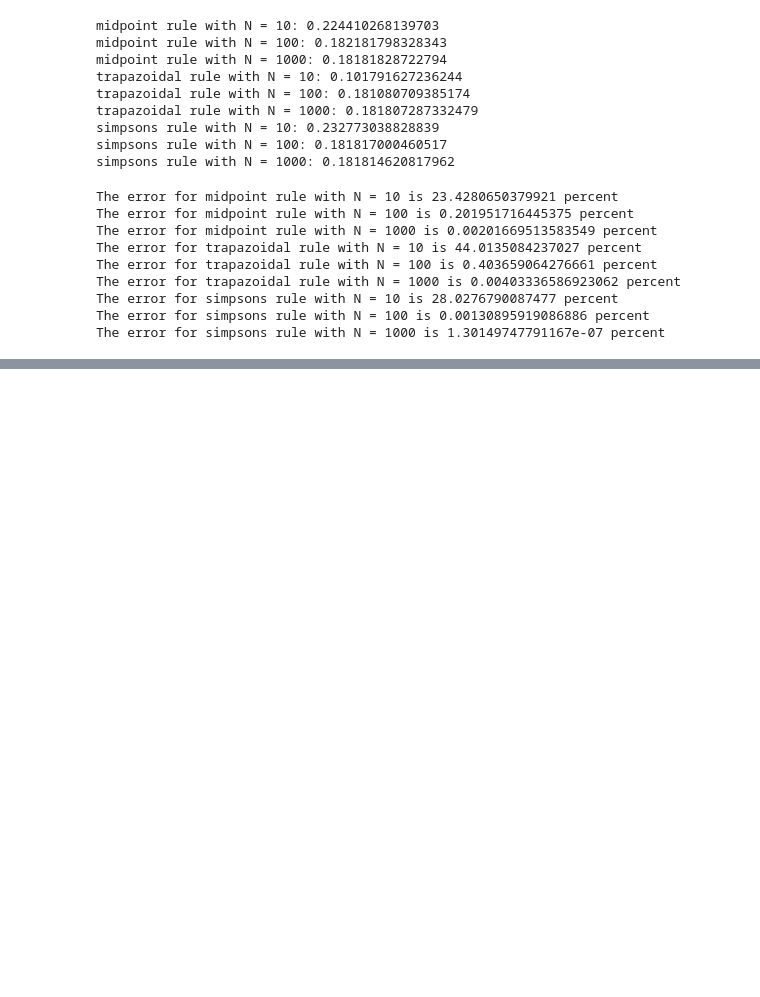
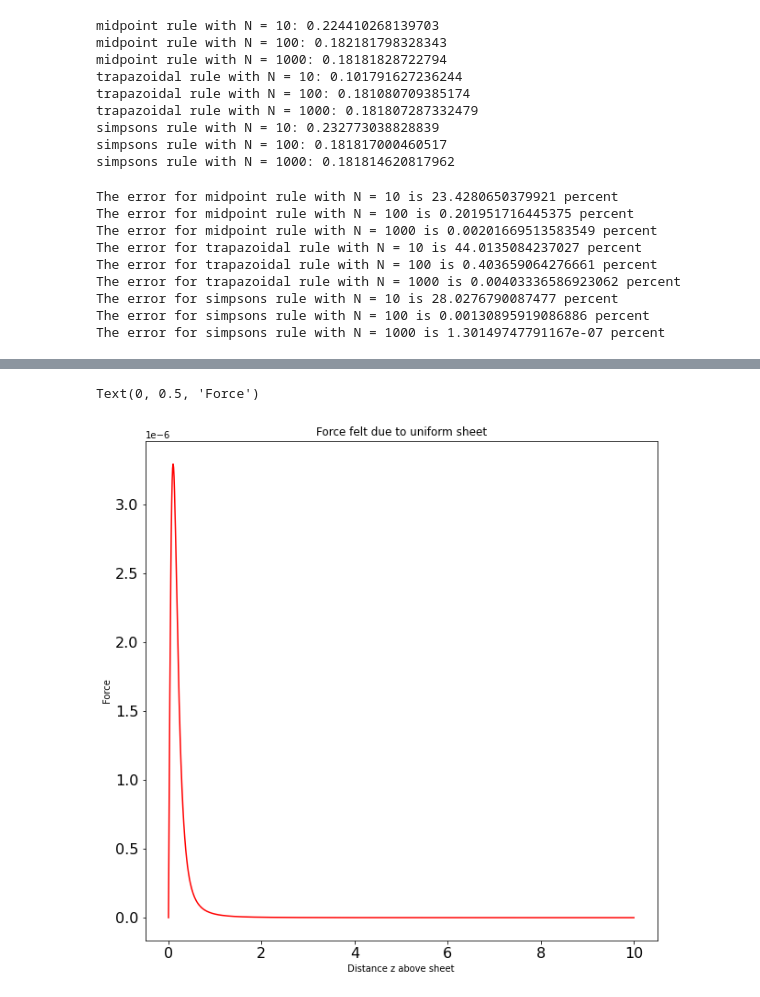
Before and after one commit to cmerrill11/astr-427, a Jupyter notebook: ps3.ipynb, the cells around one changed output, grey strips where cells are left out. Cells and saved outputs as stored; diff of their text form; code cells hidden in the pictures; blank space fills up the shorter version.

```diff
--- a/ps3.ipynb
+++ b/ps3.ipynb
@@ -217,0 +417,42 @@ The error for simpsons rule with N = 1000 is 1.30149747791167e-07 percent
+# %%
+# Define integration constants
+G = 6.674e-11
+sigma = 10000 / 20 # 10 tonnes divided by 20 m^2
+
+# Define the integrand
+def integrand(x, y, z):
+    return 1 / (x**2 + y**2 + z**2)**3/2
+
+# Number of sample points
+N = 1000
+a = -10
+b = 10
+
+# Calculate the sample points adn weights and map them to the required integration domain
+x, w = roots_legendre(100)
+xp = 0.5*(b-a)*x + 0.5*(b+a)
+wp = 0.5*(b-a)*w
+
+# For  every value of z, calculate the integral and the force
+z = np.linspace(0, 10, 1000)
+force = []
+for i in z: # for every value of z
+    s = 0
+    for j in range(100): # calculate the value of the integral by summing over x and y samples
+        for k in range(100):
+            s += wp[j]*wp[k]*integrand(xp[j], xp[k], i)
+    fz = G*sigma*i*s
+    force.append(fz)
+
+
+#Plot the force as a function of distance from z = 0 to z = 10
+fig, ax = plt.subplots(1,1, figsize = (10,10))
+plt.tick_params(labelsize = 16)
+
+ax.plot(z, force, color = 'r')
+ax.set_title("Force felt due to uniform sheet")
+ax.set_xlabel("Distance z above sheet")
+ax.set_ylabel("Force")
+# %% [output]
+Text(0, 0.5, 'Force')
+[figure, added]
```
Also changed, not shown: parts of 22 cells of this notebook.
